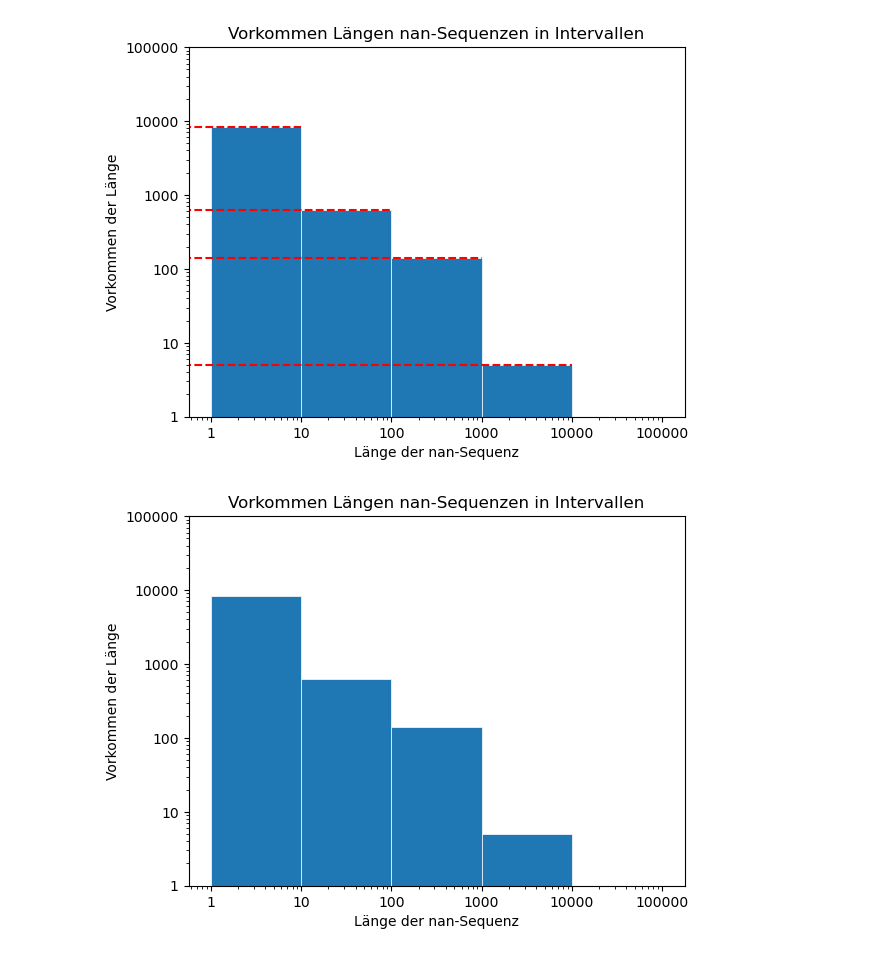
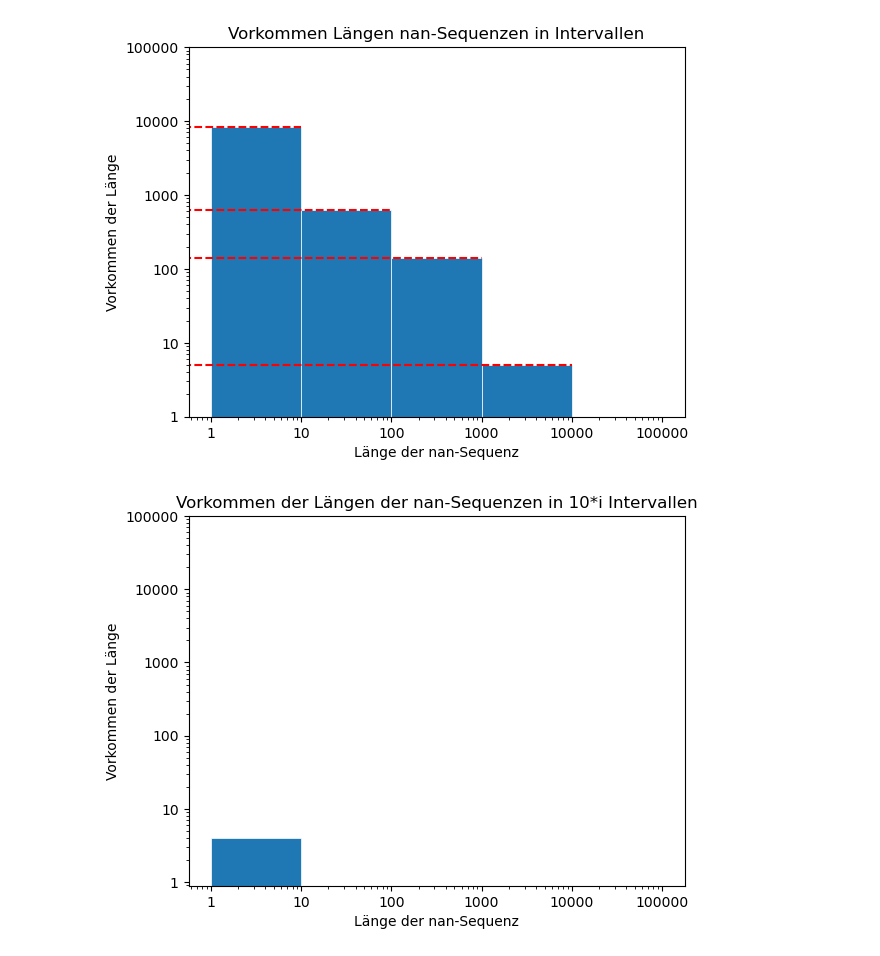
Before and after one commit to Nicholas202024/Hiwi_Code, a Jupyter notebook: statistik_nans.ipynb, the cells around one changed output. Drawn from its saved outputs; the diff is of its cells as text; code cells hidden in the pictures.

```diff
--- a/statistik_nans.ipynb
+++ b/statistik_nans.ipynb
@@ -480,28 +496,31 @@ plt.show()
 # %% [output]
 [figure]
 # %%
-station = lhg05_list
+station = WS100_list
 
 fig, ax = plt.subplots()
 
 bins = [1, 10, 100, 1000, 10000, 100000]
 hist = np.histogram(station, bins=bins)[0]
 
 ax.hist(station, bins=bins, linewidth=0.5, edgecolor="white")
 
 plt.xscale('log')
 ticks = [10**i for i in range(6)]  # Erzeugt eine Liste [1, 10, 100, 1000]
 plt.xticks(ticks, labels=ticks)  # Setzt die x-Achsenwerte und -Beschriftungen
 
 plt.yscale('log')
 ticks = [10**i for i in range(6)]  # Erzeugt eine Liste [1, 10, 100, 1000]
 plt.yticks(ticks, labels=ticks)  # Setzt die x-Achsenwerte und -Beschriftungen
 
 plt.xlabel('Länge der nan-Sequenz')
 plt.ylabel('Vorkommen der Länge')
-plt.title('Vorkommen Längen nan-Sequenzen in Intervallen')
+plt.title('Vorkommen der Längen der nan-Sequenzen in 10*i Intervallen')
 
 plt.show()
+
+if max(station) > 100000:
+    print('!!! nan-Sequenz größer 100000 !!!')
 # %% [output]
-[figure, old version]
+[figure, new version]
 # %%
```
Also changed, not shown: parts of 10 cells of this notebook, 1 other file.
